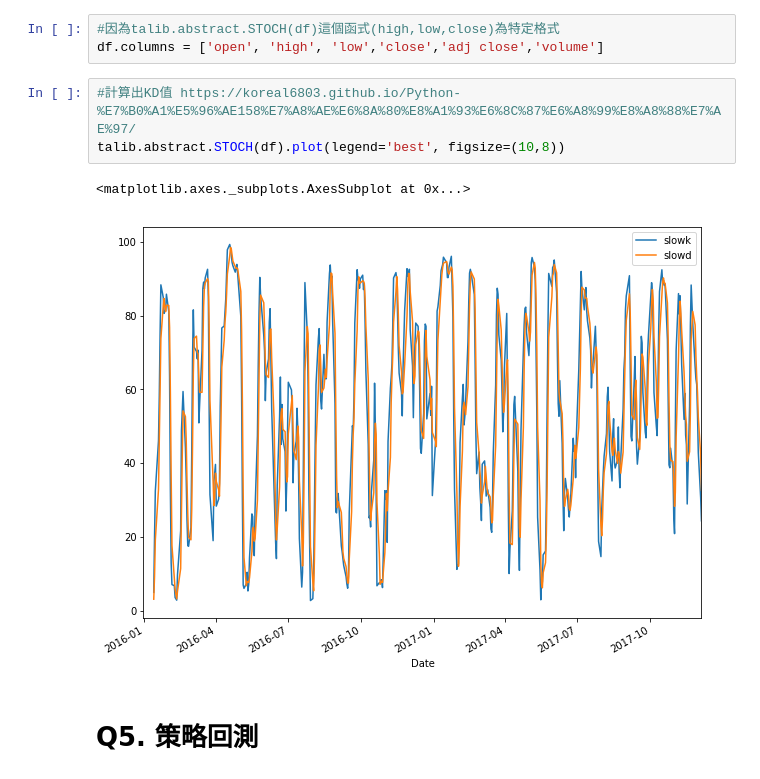
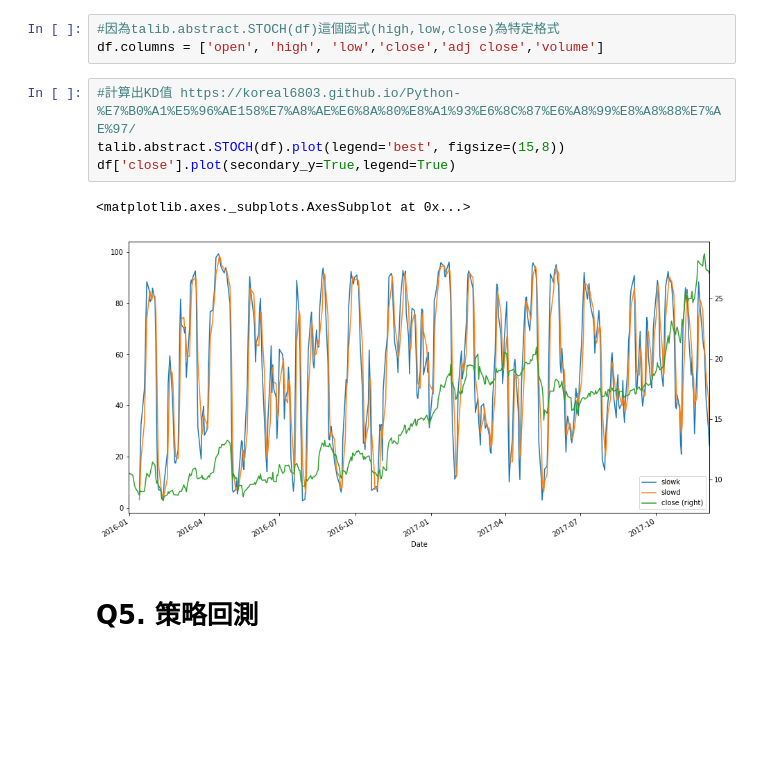
Before and after one commit to jyunlin/2017FM617, a Jupyter notebook: midterm/Midterm.ipynb, the cells around one changed output. Drawn from its saved outputs; the diff is of its cells as text; blank space fills up the shorter version.

```diff
--- a/midterm/Midterm.ipynb
+++ b/midterm/Midterm.ipynb
@@ -149,10 +149,11 @@ df['%D'] = df['%K'].rolling(window=3).mean()
 df.columns = ['open', 'high', 'low','close','adj close','volume']
 # %%
 #計算出KD值 https://koreal6803.github.io/Python-%E7%B0%A1%E5%96%AE158%E7%A8%AE%E6%8A%80%E8%A1%93%E6%8C%87%E6%A8%99%E8%A8%88%E7%AE%97/
-talib.abstract.STOCH(df).plot(legend='best', figsize=(10,8))
+talib.abstract.STOCH(df).plot(legend='best', figsize=(15,8))
+df['close'].plot(secondary_y=True,legend=True)
 # %% [output]
 <matplotlib.axes._subplots.AxesSubplot at 0x...>
-[figure, old version]
+[figure, new version]
 # %% [markdown]
 # Q5. 策略回測
 # %%
```
Also changed, not shown: parts of 6 cells of this notebook.
